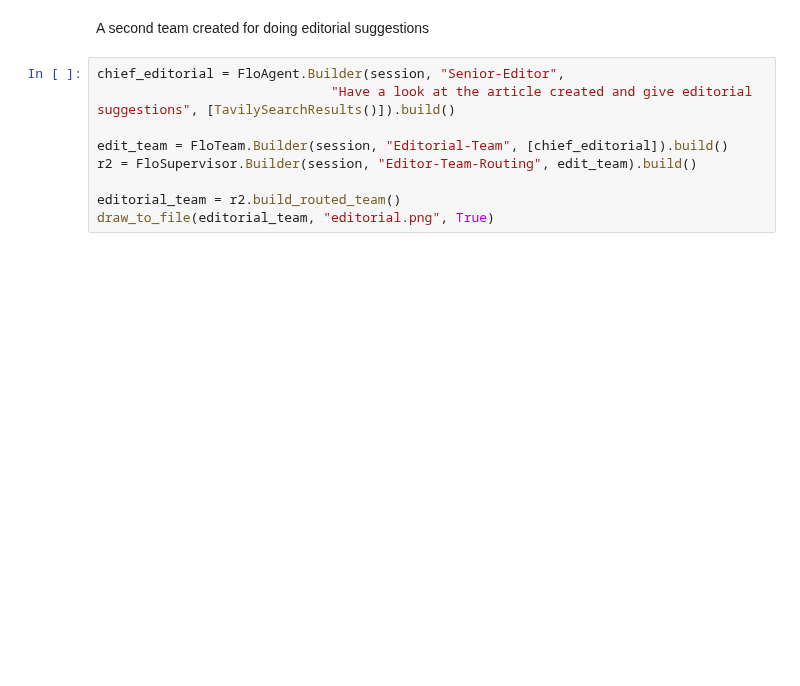
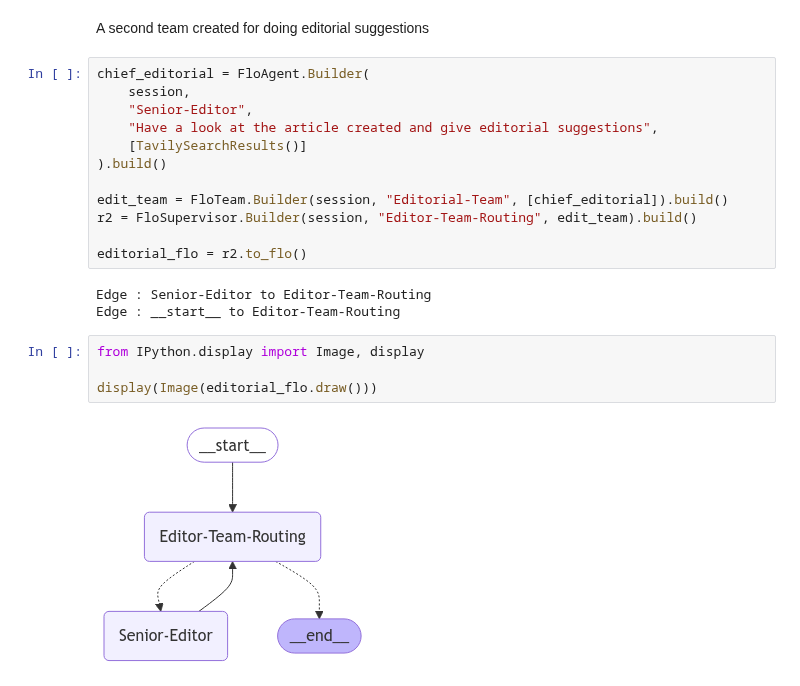
Before and after one commit to rootflo/wavefront, a Jupyter notebook: examples/build_agents_by_code.ipynb, the cells around one changed output. Drawn from its saved outputs; the diff is of its cells as text; blank space fills up the shorter version.

```diff
--- a/examples/build_agents_by_code.ipynb
+++ b/examples/build_agents_by_code.ipynb
@@ -43,12 +52,24 @@ draw_to_file(flo_team_1, "dk.png", True)
 # %% [markdown]
 A second team created for doing editorial suggestions
 # %%
-chief_editorial = FloAgent.Builder(session, "Senior-Editor",
-                              "Have a look at the article created and give editorial suggestions", [TavilySearchResults()]).build()
+chief_editorial = FloAgent.Builder(
+    session,
+    "Senior-Editor",
+    "Have a look at the article created and give editorial suggestions",
+    [TavilySearchResults()]
+).build()
 
 edit_team = FloTeam.Builder(session, "Editorial-Team", [chief_editorial]).build()
 r2 = FloSupervisor.Builder(session, "Editor-Team-Routing", edit_team).build()
 
-editorial_team = r2.build_routed_team()
-draw_to_file(editorial_team, "editorial.png", True)
+editorial_flo = r2.to_flo()
+# %% [output]
+Edge : Senior-Editor to Editor-Team-Routing
+Edge : __start__ to Editor-Team-Routing
+# %%
+from IPython.display import Image, display
+
+display(Image(editorial_flo.draw()))
+# %% [output]
+[figure, added]
 # %%
```
Also changed, not shown: parts of 11 cells of this notebook, 20 other files.
